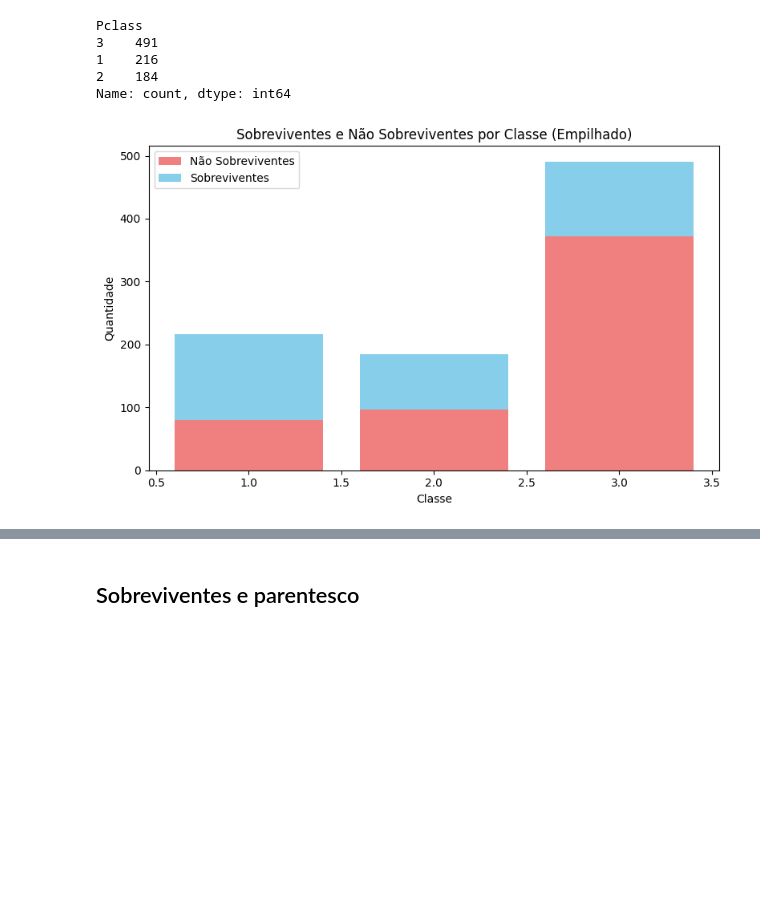
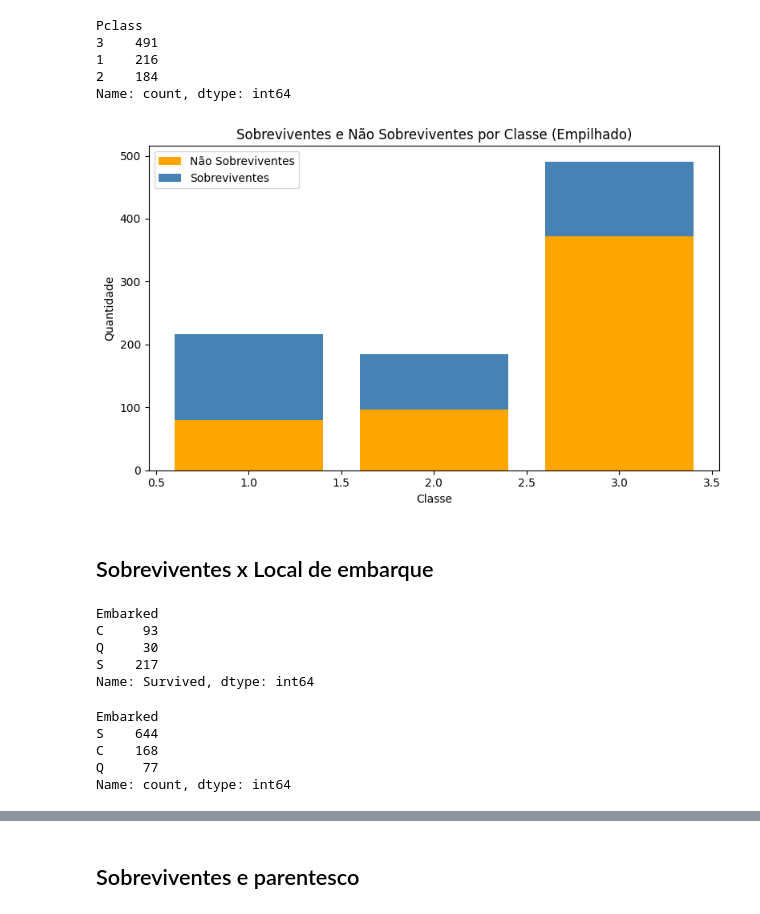
Before and after one commit to Redes-Neurais-2025-1/Titanic_Processig, a Jupyter notebook: Analise Exploratoria.ipynb, the cells around one changed output, grey strips where cells are left out. Saved outputs shown, nothing was run; the diff lists cells and outputs as text; code cells hidden in the pictures; blank space fills up the shorter version.

```diff
--- a/Analise Exploratoria.ipynb
+++ b/Analise Exploratoria.ipynb
@@ -126,17 +138,37 @@ Name: count, dtype: int64
 # %%
 ordem = contagem_classe.index
 sobreviventes = data.groupby("Pclass")["Survived"].sum().reindex(ordem)
 nao_sobreviventes = contagem_classe - sobreviventes
 
 ##Plot
 plt.figure(figsize=(8, 5))
-plt.bar(ordem, nao_sobreviventes, label='Não Sobreviventes', color='lightcoral')
-plt.bar(ordem, sobreviventes, bottom=nao_sobreviventes, label='Sobreviventes', color='skyblue')
+plt.bar(ordem, nao_sobreviventes, label='Não Sobreviventes', color='orange')
+plt.bar(ordem, sobreviventes, bottom=nao_sobreviventes, label='Sobreviventes', color='steelblue')
 plt.title("Sobreviventes e Não Sobreviventes por Classe (Empilhado)")
 plt.xlabel("Classe")
 plt.ylabel("Quantidade")
 plt.legend()
 plt.tight_layout()
 plt.show()
 # %% [output]
-[figure, old version]
+[figure, new version]
+# %% [markdown]
+## Sobreviventes x Local de embarque
+# %%
+sobreviventes = data.groupby("Embarked")["Survived"].sum()
+sobreviventes
+# %% [output]
+Embarked
+C     93
+Q     30
+S    217
+Name: Survived, dtype: int64
+# %%
+contagem_Embarked = data["Embarked"].value_counts()
+contagem_Embarked
+# %% [output]
+Embarked
+S    644
+C    168
+Q     77
+Name: count, dtype: int64
```
Also changed, not shown: parts of 27 cells of this notebook.
